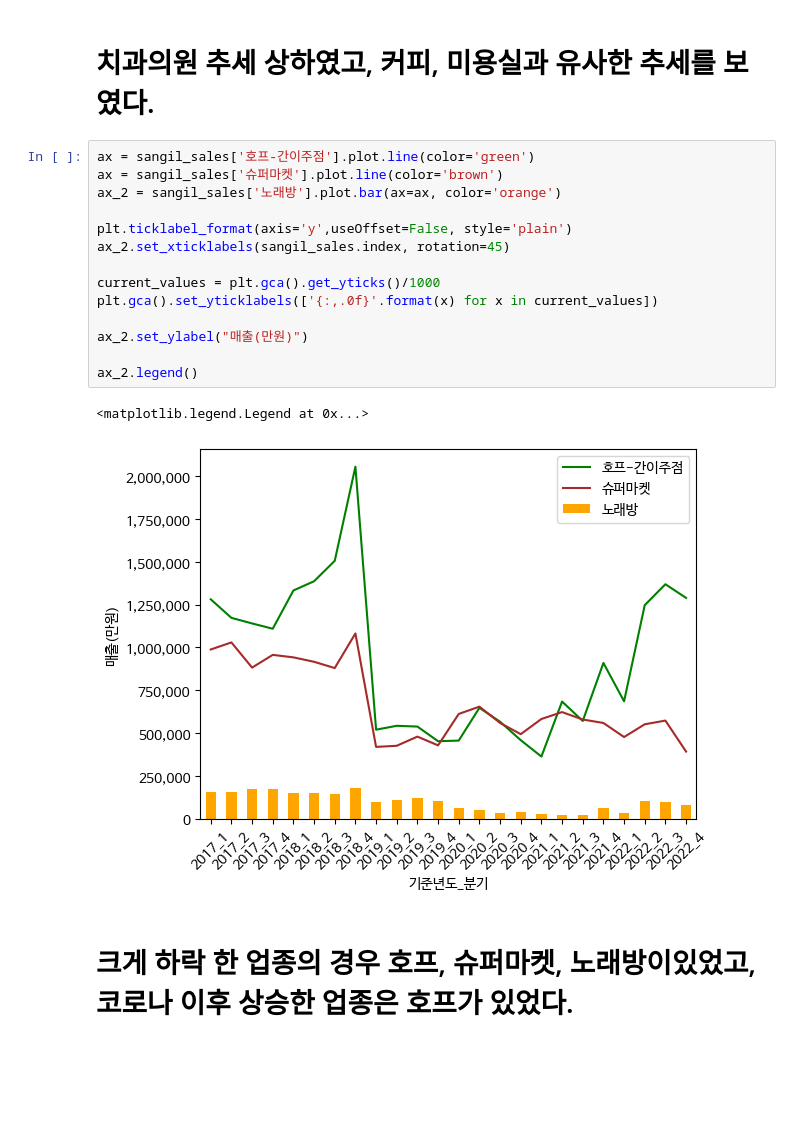
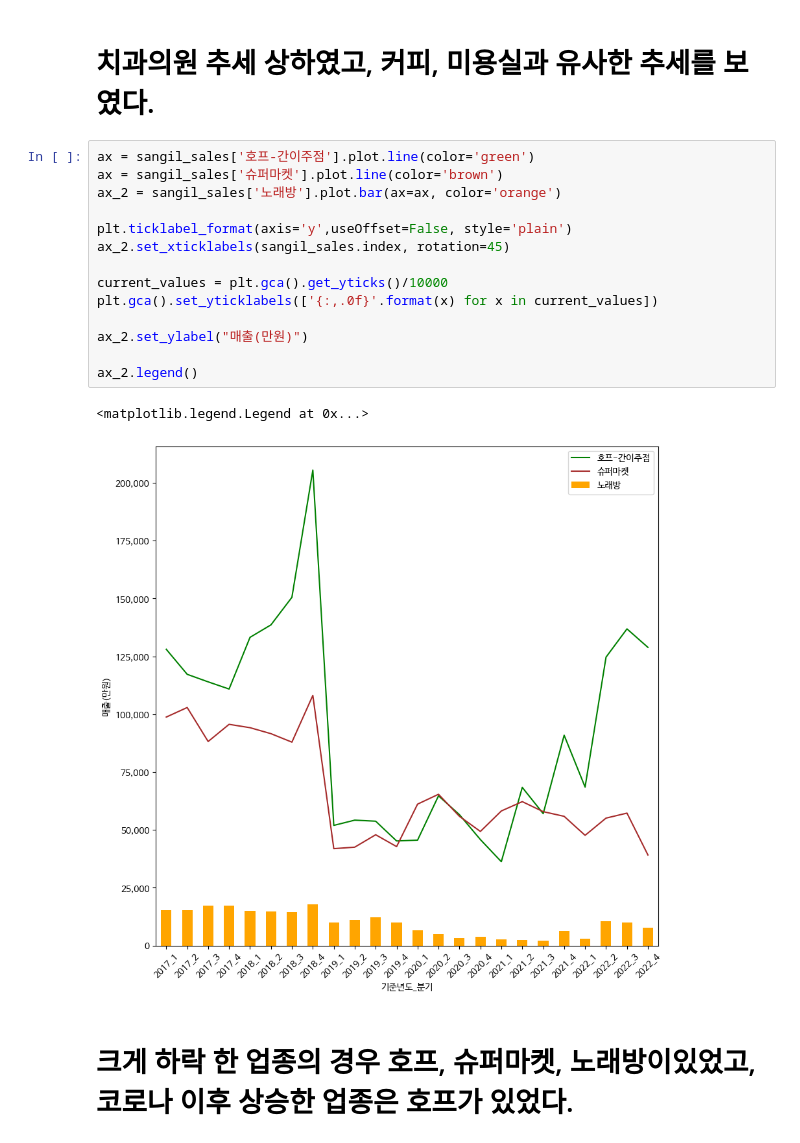
Before and after one commit to yhp2205/2023Project, a Jupyter notebook: 상일동_골목상권.ipynb, the cells around one changed output. Drawn from its saved outputs; the diff is of its cells as text; blank space fills up the shorter version.

```diff
--- a/상일동_골목상권.ipynb
+++ b/상일동_골목상권.ipynb
@@ -354,20 +354,20 @@ ax_2.legend()
 # %%
 ax = sangil_sales['호프-간이주점'].plot.line(color='green')
 ax = sangil_sales['슈퍼마켓'].plot.line(color='brown')
 ax_2 = sangil_sales['노래방'].plot.bar(ax=ax, color='orange')
 
 plt.ticklabel_format(axis='y',useOffset=False, style='plain')
 ax_2.set_xticklabels(sangil_sales.index, rotation=45)
 
-current_values = plt.gca().get_yticks()/1000
+current_values = plt.gca().get_yticks()/10000
 plt.gca().set_yticklabels(['{:,.0f}'.format(x) for x in current_values])
 
 ax_2.set_ylabel("매출(만원)")
 
 ax_2.legend()
 # %% [output]
 <matplotlib.legend.Legend at 0x...>
-[figure, old version]
+[figure, new version]
 # %% [markdown]
 # 크게 하락 한 업종의 경우 호프, 슈퍼마켓, 노래방이있었고, 코로나 이후 상승한 업종은 호프가 있었다.
 # %%
```
Also changed, not shown: parts of 10 cells of this notebook.
